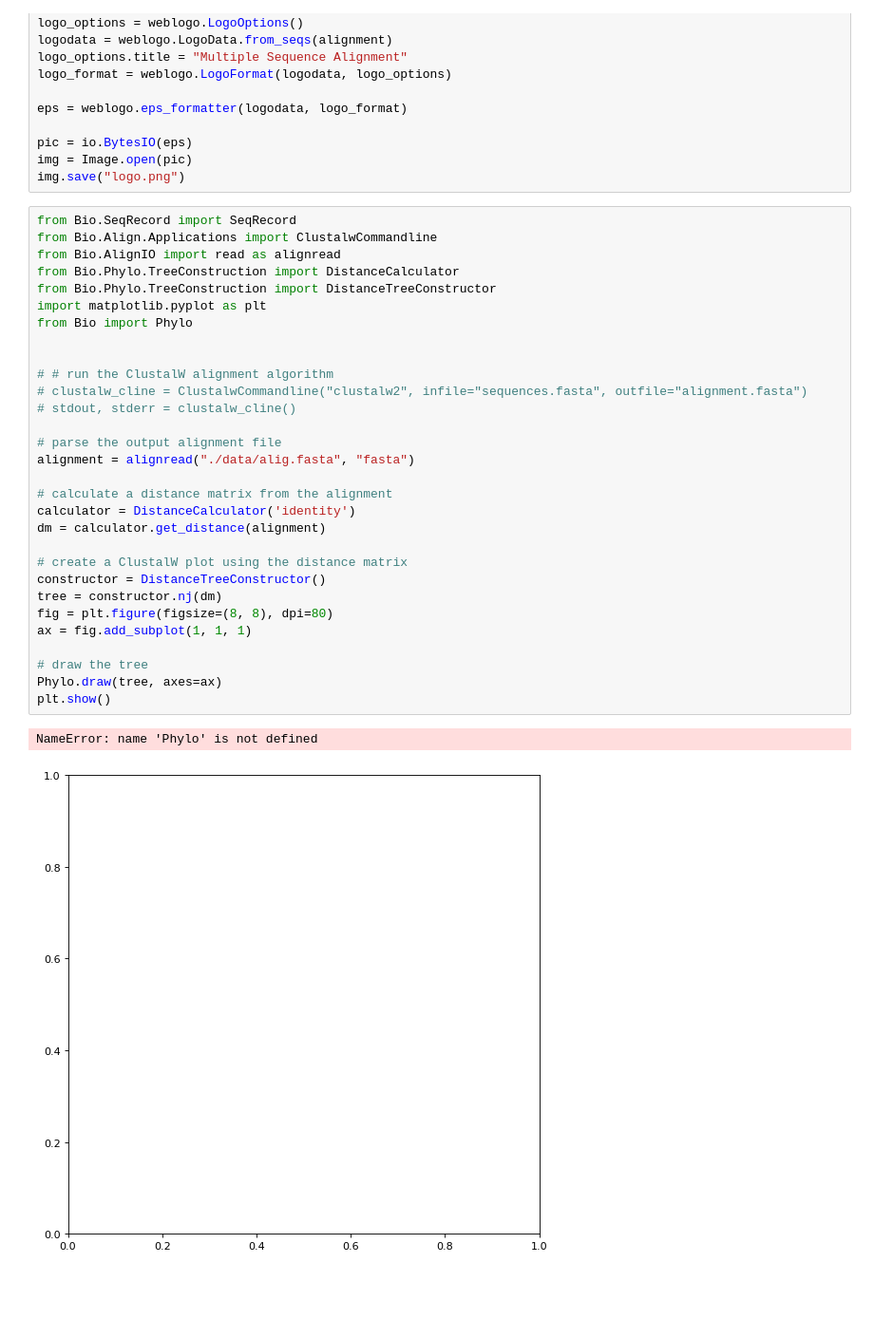
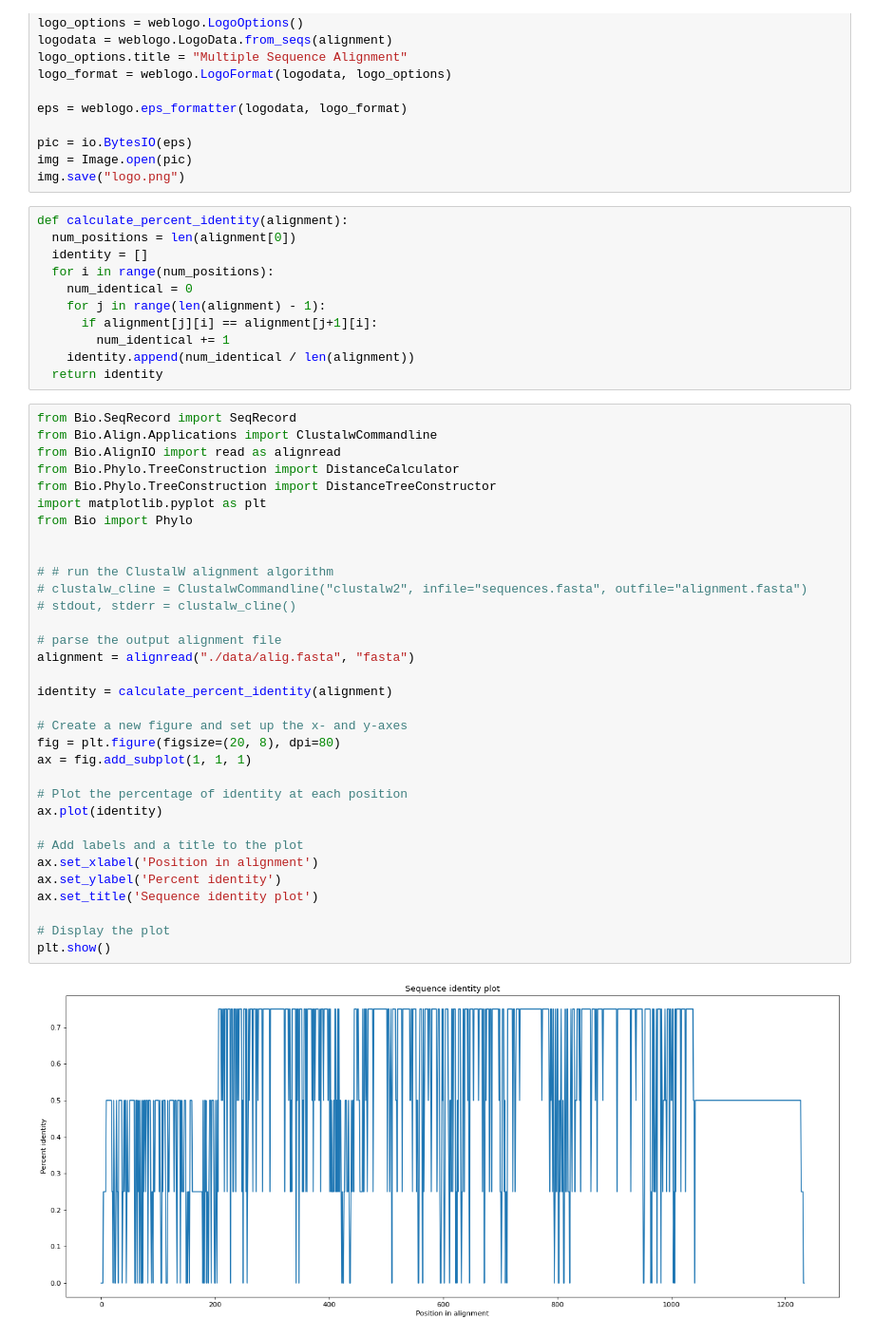
Before and after one commit to alykhaled/Sequence-Alignment, a Jupyter notebook: test.ipynb, the cells around one changed output. Shown at 95% size. Drawn from its saved outputs; the diff is of its cells as text; blank space fills up the shorter version.

```diff
--- a/test.ipynb
+++ b/test.ipynb
@@ -77,36 +77,49 @@ eps = weblogo.eps_formatter(logodata, logo_format)
 pic = io.BytesIO(eps)
 img = Image.open(pic)
 img.save("logo.png")
+# %%
+def calculate_percent_identity(alignment):
+  num_positions = len(alignment[0])
+  identity = []
+  for i in range(num_positions):
+    num_identical = 0
+    for j in range(len(alignment) - 1):
+      if alignment[j][i] == alignment[j+1][i]:
+        num_identical += 1
+    identity.append(num_identical / len(alignment))
+  return identity
 # %%
 from Bio.SeqRecord import SeqRecord
 from Bio.Align.Applications import ClustalwCommandline
 from Bio.AlignIO import read as alignread
 from Bio.Phylo.TreeConstruction import DistanceCalculator
 from Bio.Phylo.TreeConstruction import DistanceTreeConstructor
 import matplotlib.pyplot as plt
 from Bio import Phylo
 
 
 # # run the ClustalW alignment algorithm
 # clustalw_cline = ClustalwCommandline("clustalw2", infile="sequences.fasta", outfile="alignment.fasta")
 # stdout, stderr = clustalw_cline()
 
 # parse the output alignment file
 alignment = alignread("./data/alig.fasta", "fasta")
 
-# calculate a distance matrix from the alignment
-calculator = DistanceCalculator('identity')
-dm = calculator.get_distance(alignment)
+identity = calculate_percent_identity(alignment)
 
-# create a ClustalW plot using the distance matrix
-constructor = DistanceTreeConstructor()
-tree = constructor.nj(dm)
-fig = plt.figure(figsize=(8, 8), dpi=80)
+# Create a new figure and set up the x- and y-axes
+fig = plt.figure(figsize=(20, 8), dpi=80)
 ax = fig.add_subplot(1, 1, 1)
 
-# draw the tree
-Phylo.draw(tree, axes=ax)
+# Plot the percentage of identity at each position
+ax.plot(identity)
+
+# Add labels and a title to the plot
+ax.set_xlabel('Position in alignment')
+ax.set_ylabel('Percent identity')
+ax.set_title('Sequence identity plot')
+
+# Display the plot
 plt.show()
 # %% [output]
-NameError: name 'Phylo' is not defined
-[figure, old version]
+[figure, new version]
```
Also changed, not shown: parts of 1 cell of this notebook, 16 other files.
